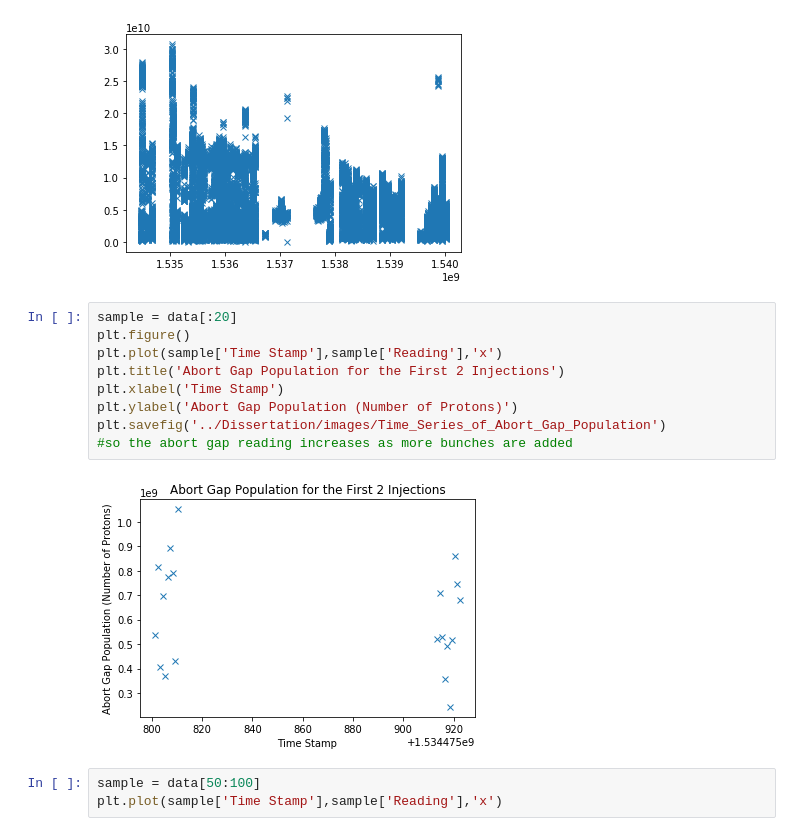
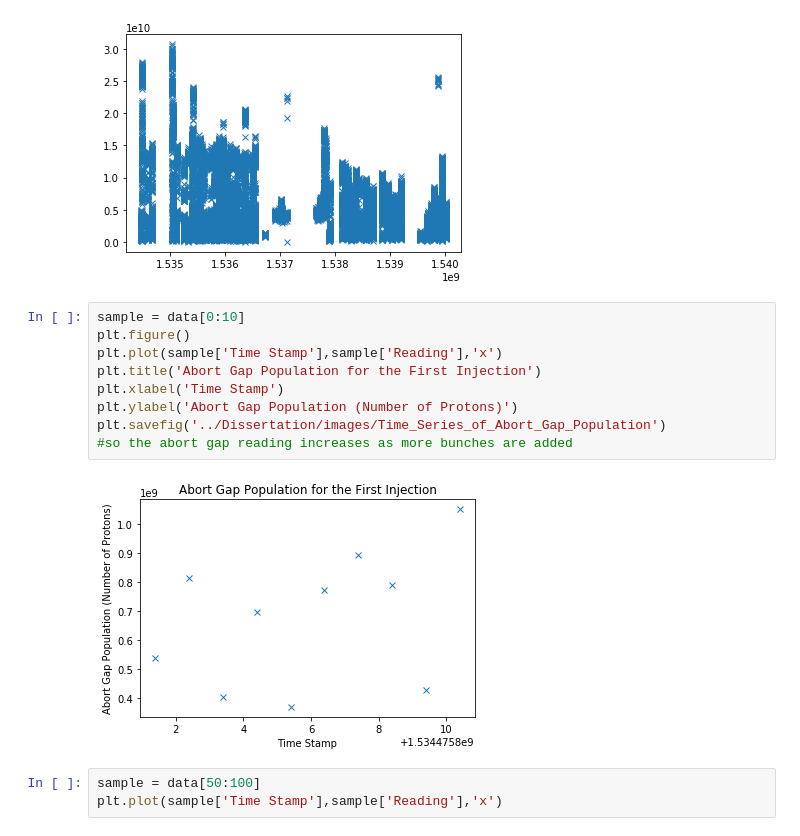
Before and after one commit to mfer0010/BscThesis, a Jupyter notebook: Jupyter Notebook Code/02_Analysis of Abort Gap Data.ipynb, the cells around one changed output. Drawn from its saved outputs; the diff is of its cells as text.

```diff
--- a/Jupyter Notebook Code/02_Analysis of Abort Gap Data.ipynb
+++ b/Jupyter Notebook Code/02_Analysis of Abort Gap Data.ipynb
@@ -45,16 +45,16 @@ plt.plot(data['Time Stamp'],data['Reading'],'x')
 [<matplotlib.lines.Line2D at 0x...>]
 [figure]
 # %%
-sample = data[:20]
+sample = data[0:10]
 plt.figure()
 plt.plot(sample['Time Stamp'],sample['Reading'],'x')
-plt.title('Abort Gap Population for the First 2 Injections')
+plt.title('Abort Gap Population for the First Injection')
 plt.xlabel('Time Stamp')
 plt.ylabel('Abort Gap Population (Number of Protons)')
 plt.savefig('../Dissertation/images/Time_Series_of_Abort_Gap_Population')
 #so the abort gap reading increases as more bunches are added
 # %% [output]
-[figure, old version]
+[figure, new version]
 # %%
 sample = data[50:100]
 plt.plot(sample['Time Stamp'],sample['Reading'],'x')
```
Also changed, not shown: 23 other files.
